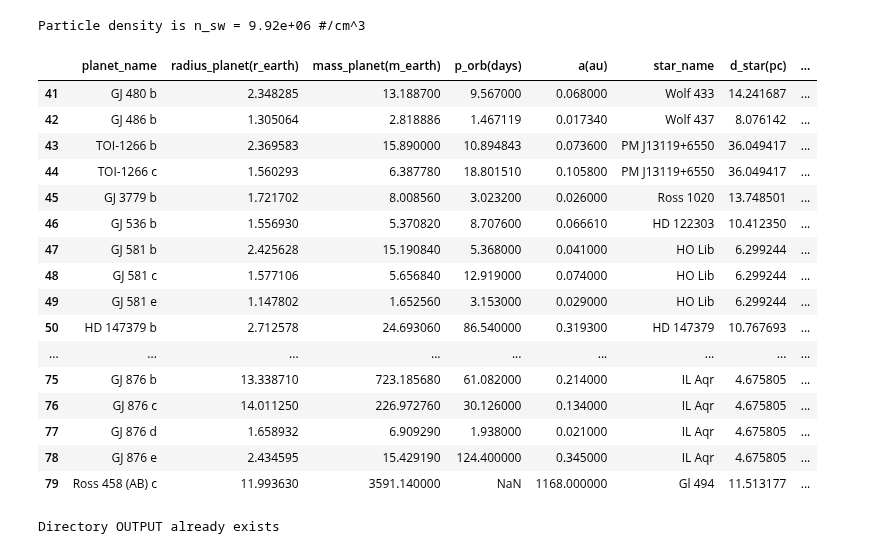
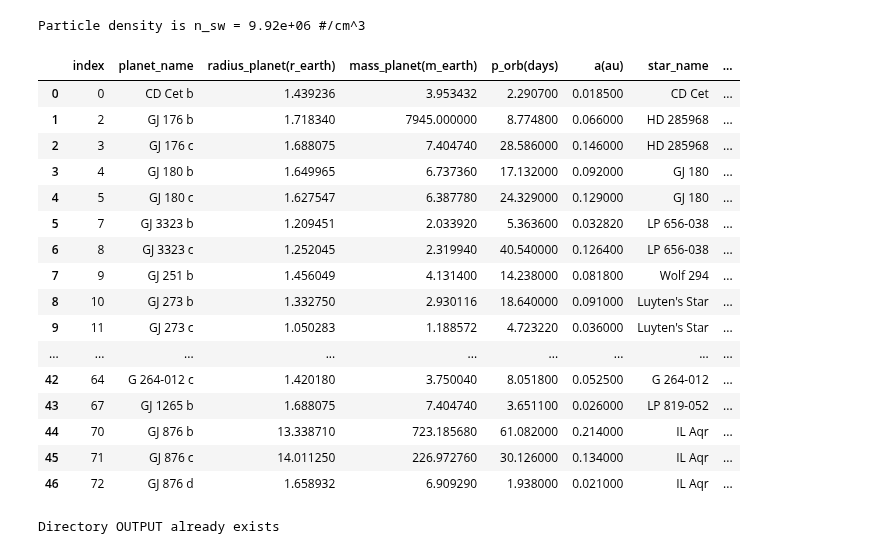
Before and after one commit to mapereztorres/spirou, a Jupyter notebook: SPI.ipynb, the cells around one changed output. Cells and saved outputs as stored; diff of their text form; code cells hidden in the pictures.

```diff
--- a/SPI.ipynb
+++ b/SPI.ipynb
@@ -75,40 +75,46 @@ print("Particle density is n_sw = {0:.2e} #/cm^3".format(n_w))
 Particle density is n_sw = 9.92e+06 #/cm^3
 # %%
 #data = pd.read_csv("./INPUT/SPI-sources.csv")
-df = pd.read_csv("./INPUT/SPI-sources_planets_completed.csv")
+df = pd.read_csv("./INPUT/SPI-sources_planets_completed_no_NaN.csv")
 #df = pd.read_csv("./INPUT/SPI-sources_NO_planets_with_Prot.csv")
 #df = pd.read_csv("./INPUT/StarTable-Reiners.csv")
 #values = {'RA(h)':0.0, 'DEC(deg)': 0.0}
 #data.fillna(value=values)
 #data.sort_values(by="RA (h:m:s)")
 data = df[["planet_name", "radius_planet(r_earth)", "mass_planet(m_earth)", "p_orb(days)", "a(au)",
-           "star_name", "d_star(pc)", "mass_star(m_sun)", "radius_star(r_sun)", "p_rot(days)", "bfield_star(gauss)"]]
-data[41:80]
+           "star_name", "d_star(pc)", "mass_star(m_sun)", "radius_star(r_sun)", "p_rot(days)", "bfield_star(gauss)", "ra(deg)", "dec(deg)"]]
 
+mask_d = data[data['d_star(pc)'] < 20.0]
+mask_d_Porb = mask_d[mask_d['p_orb(days)'] < 100.0]
+
+mask_d_Porb.reset_index(inplace=True)
+
+mask_d_Porb[:]
+#type(data["p_orb(days)"][1])
 #for indi in [0, 5, 31, 33, 89, 90, 91, 92]:
 #    print(data[indi:indi+1])
 #indi = 6
 #print(type(df['p_rot(days)'][indi]))
 #df.columns
 #print(df[' Period'][indi])
 # %% [output]
-|  | planet_name | radius_planet(r_earth) | mass_planet(m_earth) | p_orb(days) | a(au) | star_name | d_star(pc) | ... |
-| 41 | GJ 480 b | 2.348285 | 13.188700 | 9.567000 | 0.068000 | Wolf 433 | 14.241687 | ... |
-| 42 | GJ 486 b | 1.305064 | 2.818886 | 1.467119 | 0.017340 | Wolf 437 | 8.076142 | ... |
-| 43 | TOI-1266 b | 2.369583 | 15.890000 | 10.894843 | 0.073600 | PM J13119+6550 | 36.049417 | ... |
-| 44 | TOI-1266 c | 1.560293 | 6.387780 | 18.801510 | 0.105800 | PM J13119+6550 | 36.049417 | ... |
-| 45 | GJ 3779 b | 1.721702 | 8.008560 | 3.023200 | 0.026000 | Ross 1020 | 13.748501 | ... |
-| 46 | GJ 536 b | 1.556930 | 5.370820 | 8.707600 | 0.066610 | HD 122303 | 10.412350 | ... |
-| 47 | GJ 581 b | 2.425628 | 15.190840 | 5.368000 | 0.041000 | HO Lib | 6.299244 | ... |
-| 48 | GJ 581 c | 1.577106 | 5.656840 | 12.919000 | 0.074000 | HO Lib | 6.299244 | ... |
-| 49 | GJ 581 e | 1.147802 | 1.652560 | 3.153000 | 0.029000 | HO Lib | 6.299244 | ... |
-| 50 | HD 147379 b | 2.712578 | 24.693060 | 86.540000 | 0.319300 | HD 147379 | 10.767693 | ... |
+|  | index | planet_name | radius_planet(r_earth) | mass_planet(m_earth) | p_orb(days) | a(au) | star_name | ... |
+| 0 | 0 | CD Cet b | 1.439236 | 3.953432 | 2.290700 | 0.018500 | CD Cet | ... |
+| 1 | 2 | GJ 176 b | 1.718340 | 7945.000000 | 8.774800 | 0.066000 | HD 285968 | ... |
+| 2 | 3 | GJ 176 c | 1.688075 | 7.404740 | 28.586000 | 0.146000 | HD 285968 | ... |
+| 3 | 4 | GJ 180 b | 1.649965 | 6.737360 | 17.132000 | 0.092000 | GJ 180 | ... |
+| 4 | 5 | GJ 180 c | 1.627547 | 6.387780 | 24.329000 | 0.129000 | GJ 180 | ... |
+| 5 | 7 | GJ 3323 b | 1.209451 | 2.033920 | 5.363600 | 0.032820 | LP 656-038 | ... |
+| 6 | 8 | GJ 3323 c | 1.252045 | 2.319940 | 40.540000 | 0.126400 | LP 656-038 | ... |
+| 7 | 9 | GJ 251 b | 1.456049 | 4.131400 | 14.238000 | 0.081800 | Wolf 294 | ... |
+| 8 | 10 | GJ 273 b | 1.332750 | 2.930116 | 18.640000 | 0.091000 | Luyten's Star | ... |
+| 9 | 11 | GJ 273 c | 1.050283 | 1.188572 | 4.723220 | 0.036000 | Luyten's Star | ... |
 | ... | ... | ... | ... | ... | ... | ... | ... | ... |
-| 75 | GJ 876 b | 13.338710 | 723.185680 | 61.082000 | 0.214000 | IL Aqr | 4.675805 | ... |
-| 76 | GJ 876 c | 14.011250 | 226.972760 | 30.126000 | 0.134000 | IL Aqr | 4.675805 | ... |
-| 77 | GJ 876 d | 1.658932 | 6.909290 | 1.938000 | 0.021000 | IL Aqr | 4.675805 | ... |
-| 78 | GJ 876 e | 2.434595 | 15.429190 | 124.400000 | 0.345000 | IL Aqr | 4.675805 | ... |
-| 79 | Ross 458 (AB) c | 11.993630 | 3591.140000 | NaN | 1168.000000 | Gl 494 | 11.513177 | ... |
+| 42 | 64 | G 264-012 c | 1.420180 | 3.750040 | 8.051800 | 0.052500 | G 264-012 | ... |
+| 43 | 67 | GJ 1265 b | 1.688075 | 7.404740 | 3.651100 | 0.026000 | LP 819-052 | ... |
+| 44 | 70 | GJ 876 b | 13.338710 | 723.185680 | 61.082000 | 0.214000 | IL Aqr | ... |
+| 45 | 71 | GJ 876 c | 14.011250 | 226.972760 | 30.126000 | 0.134000 | IL Aqr | ... |
+| 46 | 72 | GJ 876 d | 1.658932 | 6.909290 | 1.938000 | 0.021000 | IL Aqr | ... |
 # %%
 # Sound speed, in cm/s- Depends only on the Temperature of the stellar corona
 vsound = np.sqrt(5/3 * k_B * T_corona/m_h)
```
